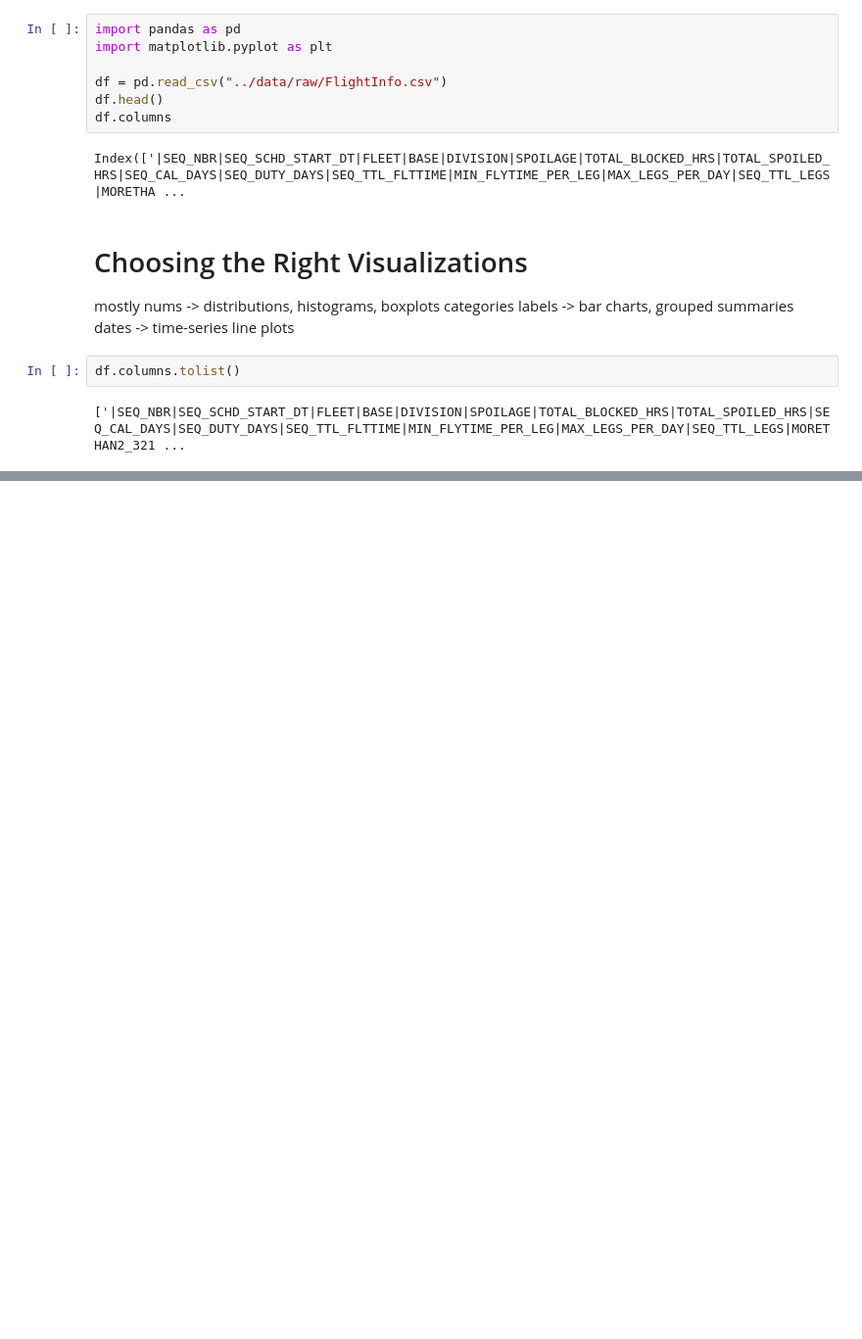
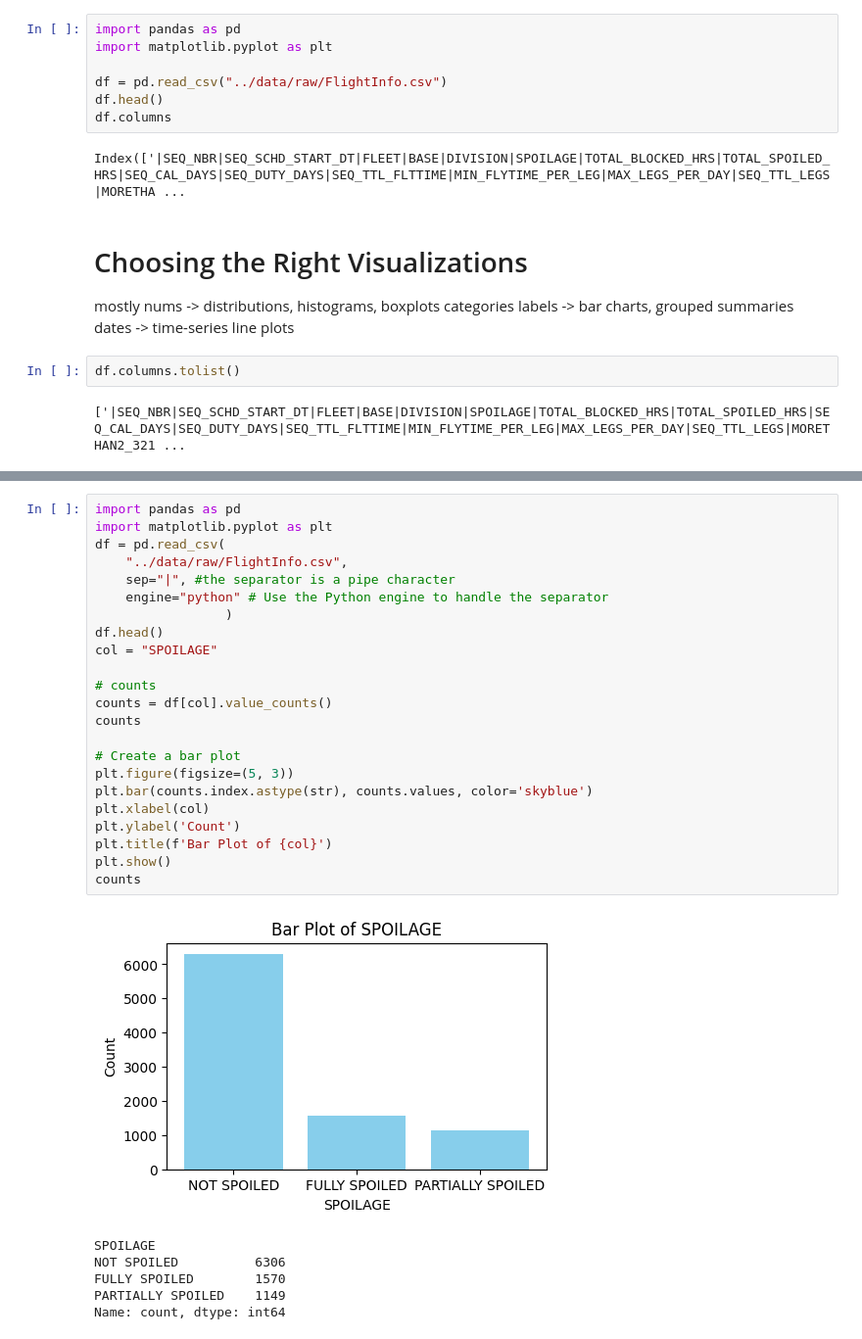
Before and after one commit to savannah-drake/B2-American-Airlines-Delay-Prediction-Project, a Jupyter notebook: notebooks/data_visualizations.ipynb, the cells around one changed output, grey strips where cells are left out. Shown at 98% size. Cells and saved outputs as stored; diff of their text form; blank space fills up the shorter version.

Commit message:
Update data visualizations notebook

```diff
--- a/notebooks/data_visualizations.ipynb
+++ b/notebooks/data_visualizations.ipynb
@@ -25,0 +34,30 @@ df.columns.tolist()
+# %%
+import pandas as pd
+import matplotlib.pyplot as plt
+df = pd.read_csv(
+    "../data/raw/FlightInfo.csv",
+    sep="|", #the separator is a pipe character
+    engine="python" # Use the Python engine to handle the separator
+                 )
+df.head()
+col = "SPOILAGE"
+
+# counts
+counts = df[col].value_counts()
+counts
+
+# Create a bar plot
+plt.figure(figsize=(5, 3))
+plt.bar(counts.index.astype(str), counts.values, color='skyblue')
+plt.xlabel(col)
+plt.ylabel('Count')
+plt.title(f'Bar Plot of {col}')
+plt.show()
+counts
+# %% [output]
+[figure, added]
+SPOILAGE
+NOT SPOILED          6306
+FULLY SPOILED        1570
+PARTIALLY SPOILED    1149
+Name: count, dtype: int64
```
Also changed, not shown: parts of 8 cells of this notebook.
